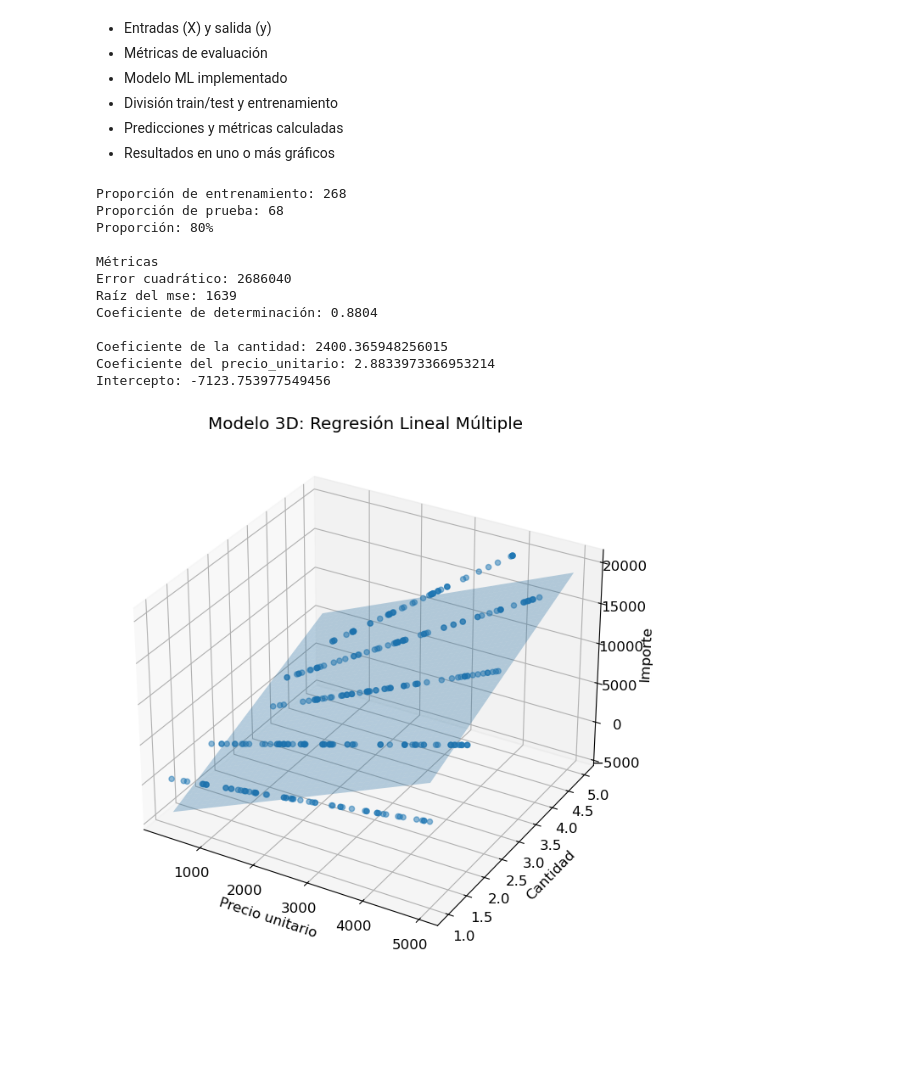
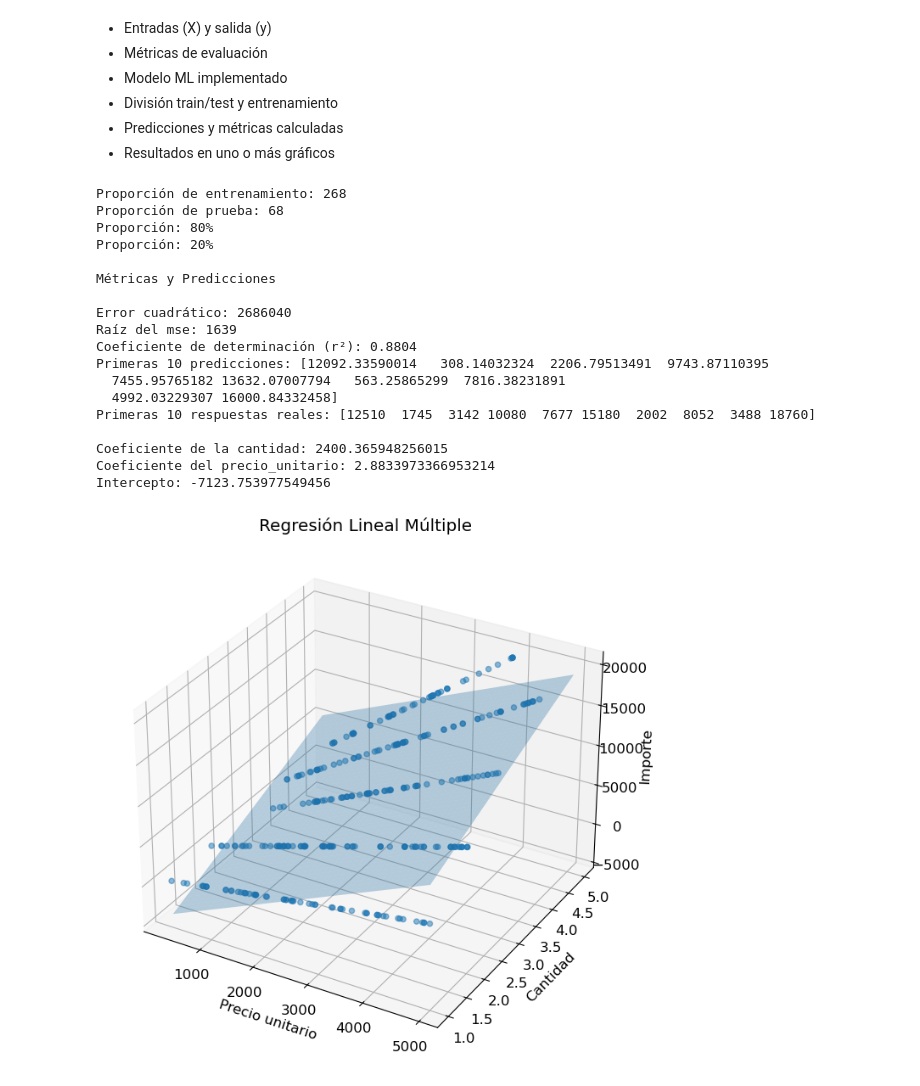
Before and after one commit to DevAndrewGx/AI-PROYECTO-TIENDA-AURELION, a Jupyter notebook: Análisis exploratorio de datos de la tienda Aurelion.ipynb, the cells around one changed output. Saved outputs shown, nothing was run; the diff lists cells and outputs as text; code cells hidden in the pictures; blank space fills up the shorter version.

```diff
--- a/Análisis exploratorio de datos de la tienda Aurelion.ipynb
+++ b/Análisis exploratorio de datos de la tienda Aurelion.ipynb
@@ -1068,7 +1068,6 @@ plt.show()
 * Predicciones y métricas calculadas
 * Resultados en uno o más gráficos
 # %%
-import matplotlib.pyplot as plt
 from sklearn.model_selection import train_test_split
 from sklearn.linear_model import LinearRegression
 from sklearn.metrics import mean_squared_error, r2_score
@@ -1087,6 +1086,7 @@ x_train, x_test, y_train, y_test = train_test_split(X, y, test_size=0.2, random_
 print(f"Proporción de entrenamiento: {len(x_train)}")
 print(f"Proporción de prueba: {len(x_test)}")
 print(f"Proporción: {len(x_train)/(len(x_train)+len(x_test)):.0%}")
+print(f"Proporción: {len(x_test)/(len(x_train)+len(x_test)):.0%}")
 
 # 3. Crear el modelo
 
@@ -1107,10 +1107,12 @@ r2 = r2_score(y_test, y_pred)
 
 # 7. Mostrar resultados
 
-print("\nMétricas")
+print("\nMétricas y Predicciones\n")
 print(f"Error cuadrático: {mse:.0f}")
 print(f"Raíz del mse: {np.sqrt(mse):.0f}") # Parece ser alto!!
-print(f"Coeficiente de determinación: {r2:.4f}")
+print(f"Coeficiente de determinación (r²): {r2:.4f}")
+print(f"Primeras 10 predicciones: {y_pred[:10]}") # Predicciones generadas por el modelo
+print(f"Primeras 10 respuestas reales: {y_test[:10].values}") # Valores reales del conjunto de prueba
 
 # 8. Coeficientes e intercepto (conocer la ecuación)
 
@@ -1123,11 +1125,17 @@ print(f"Intercepto: {modelo.intercept_}") # Accedemos al intercepto
 Proporción de entrenamiento: 268
 Proporción de prueba: 68
 Proporción: 80%
+Proporción: 20%
 
-Métricas
+Métricas y Predicciones
+
 Error cuadrático: 2686040
 Raíz del mse: 1639
-Coeficiente de determinación: 0.8804
+Coeficiente de determinación (r²): 0.8804
+Primeras 10 predicciones: [12092.33590014   308.14032324  2206.79513491  9743.87110395
+  7455.95765182 13632.07007794   563.25865299  7816.38231891
+  4992.03229307 16000.84332458]
+Primeras 10 respuestas reales: [12510  1745  3142 10080  7677 15180  2002  8052  3488 18760]
 
 Coeficiente de la cantidad: 2400.365948256015
 Coeficiente del precio_unitario: 2.8833973366953214
@@ -1143,32 +1151,32 @@ z = df_detallevent_ventas["importe"]
 # Crear figura 3D
 fig = plt.figure(figsize=(10, 8))
 ax = fig.add_subplot(111, projection='3d')
 
 # Graficar puntos reales
 ax.scatter(x, y, z, alpha=0.5)
 
 # Crear malla para graficar el plano de regresión
 x_surf, y_surf = np.meshgrid(
     np.linspace(x.min(), x.max(), 50),
     np.linspace(y.min(), y.max(), 50)
 )
 
 # Ecuación del modelo
 b0 = modelo.intercept_
 b1 = modelo.coef_[0]       # cantidad
 b2 = modelo.coef_[1]       # precio_unitario
 
 z_surf = b0 + b1 * y_surf + b2 * x_surf
 
 # Graficar superficie del modelo
 ax.plot_surface(x_surf, y_surf, z_surf, alpha=0.3)
 
 # Etiquetas
 ax.set_xlabel("Precio unitario")
 ax.set_ylabel("Cantidad")
 ax.set_zlabel("Importe")
-ax.set_title("Modelo 3D: Regresión Lineal Múltiple")
+ax.set_title("Regresión Lineal Múltiple")
 
 plt.show()
 # %% [output]
-[figure, old version]
+[figure, new version]
```
Also changed, not shown: parts of 15 cells of this notebook, 10 other files.
